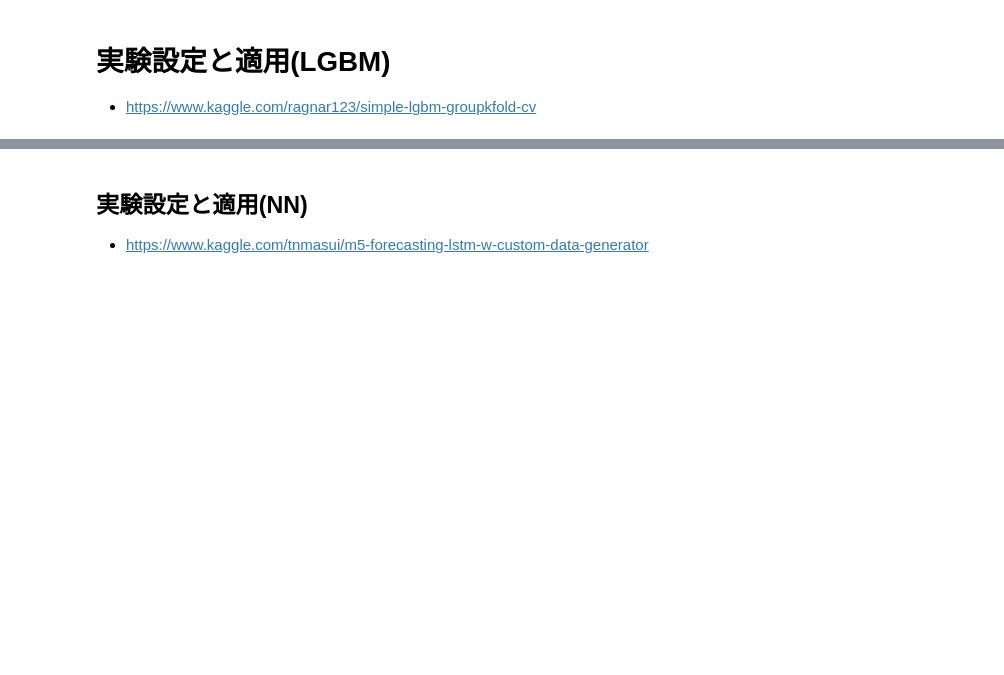
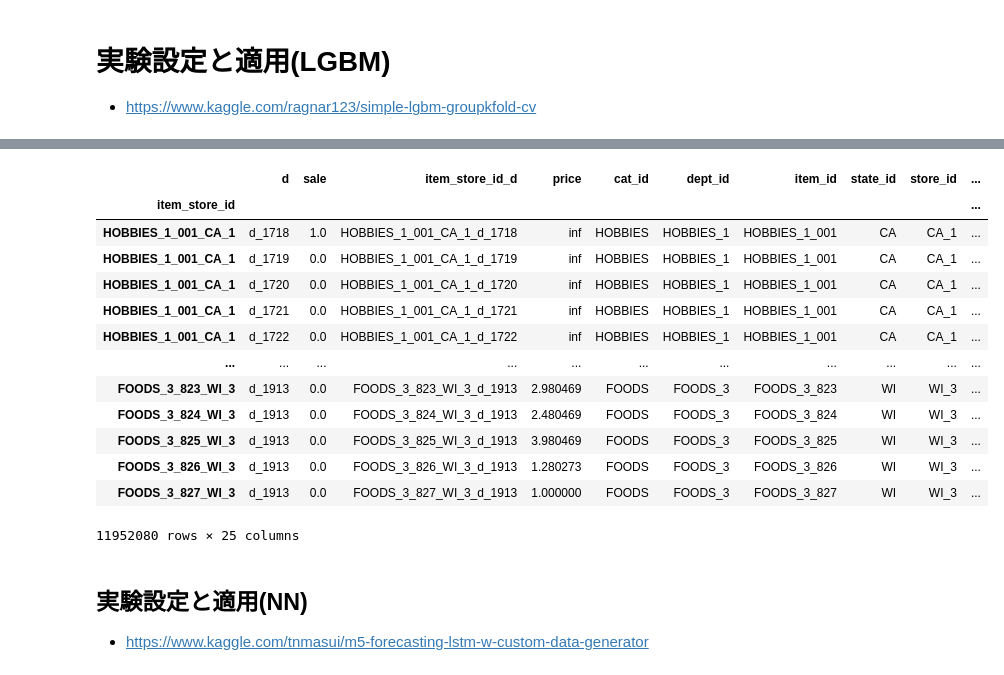
Before and after one commit to tanico-rikudo/TackleKaggle, a Jupyter notebook: m5/predict/lstm.ipynb, the cells around one changed output, grey strips where cells are left out. Cells and saved outputs as stored; diff of their text form; code cells hidden in the pictures; blank space fills up the shorter version.

```diff
--- a/m5/predict/lstm.ipynb
+++ b/m5/predict/lstm.ipynb
@@ -305,7 +306,7 @@ print(df_calendar.isnull().sum().sum())
 # 実験設定と適用(LGBM)
 - https://www.kaggle.com/ragnar123/simple-lgbm-groupkfold-cv
 # %%
-DEBUG = False # turning on/off degugging mode
+DEBUG = True # turning on/off degugging mode
 CV = True # turning on/off cross validation
 # DEBUG = False
 # CV = False
@@ -315,14 +316,14 @@ target_size = 1 #target window size
 num_y = 1
 
 if DEBUG:
-    USE_WEEK=0.1
-    USE_TRAIN_WEEK=0.7
+    USE_DAY=0.1
+    USE_TRAIN_DAY=0.7
     MAX_ITER=30
     EARLY_STOP=10
 
 else:
-    USE_WEEK=1
-    USE_TRAIN_WEEK=0.7
+    USE_DAY=1
+    USE_TRAIN_DAY=0.7
     MAX_ITER=1000
     EARLY_STOP=20
 
@@ -365,19 +366,31 @@ df_sale_stack = pd.DataFrame(df_sale_stack.iloc[:,5:].stack(),columns=['sale'])
 df_sale_stack.index.names = ['item_store_id','d']
 df_sale_stack = df_sale_stack.reset_index()
 df_sale_stack['item_store_id_d'] =df_sale_stack['item_store_id']+'_'+df_sale_stack['d']
-df_sale_stack = df_sale_stack.set_index('item_store_id_d')
+# df_sale_stack = df_sale_stack.set_index('item_store_id_d')
 
 df_price_stack = df_price.set_index('d')
 df_price_stack = pd.DataFrame(df_price_stack.stack(),columns=['price'])
 df_price_stack.index.names = ['d','item_store_id']
 df_price_stack = df_price_stack.reset_index()
 df_price_stack['item_store_id_d']=df_price_stack['item_store_id']+'_'+df_price_stack['d']
-df_price_stack = df_price_stack.set_index('item_store_id_d')
+# df_price_stack = df_price_stack.set_index('item_store_id_d')
 
 df_addon = df_addon.rename(columns={'id':'item_store_id'})
 # %%
-df_all = pd.concat([df_sale_stack,df_price_stack])
+features = list(df_all.columns)
+features.remove('days')
+features.remove('d')
+
+if DEBUG:
+    df_calendar_filtered = df_calendar[-1*int(df_calendar.shape[0]*USE_DAY)-len(ls_col_d_test):]
+    ls_target_d = df_calendar_filtered.d.to_list()
+    df_all = pd.concat([ df_sale_stack.loc[df_sale_stack.d.isin(ls_target_d)],
+                        df_price_stack.loc[df_price_stack.d.isin(ls_target_d)]])
+else:
+    df_calendar_filtered = df_calendar.iloc[:,:]
+    df_all = pd.concat([df_sale_stack,df_price_stack])
+
 df_all = pd.merge(df_all,df_addon,on='item_store_id',how='left')
-df_all = pd.merge(df_all,df_calendar,on='d',how='left')
+df_all = pd.merge(df_all,df_calendar_filtered,on='d',how='left')
 df_all = df_all.set_index('item_store_id')
 df_all=reduce_mem_usage(df_all)
@@ -390,3 +401,9 @@ df_all=reduce_mem_usage(df_all)
+# %%
+#欠損値補完
+df_all.sale =  df_all.sale.fillna(0)
+df_all.price =  df_all.price.fillna(np.inf)
+
+df_all_train, df_all_predict = df_all[df_all.d.isin(ls_col_d)], df_all[df_all.d.isin(ls_col_d_test)]
 # %%
 # df_sale.to_pickle('pickle/df_sale_skl.pkl')
 # df_price.to_pickle('pickle/df_price_skl.pkl')
@@ -563,0 +578,17 @@ dct_result
+# %%
+df_all_train
+# %% [output]
+|  | d | sale | item_store_id_d | price | cat_id | dept_id | item_id | state_id | store_id | ... |
+| item_store_id |  |  |  |  |  |  |  |  |  | ... |
+| HOBBIES_1_001_CA_1 | d_1718 | 1.0 | HOBBIES_1_001_CA_1_d_1718 | inf | HOBBIES | HOBBIES_1 | HOBBIES_1_001 | CA | CA_1 | ... |
+| HOBBIES_1_001_CA_1 | d_1719 | 0.0 | HOBBIES_1_001_CA_1_d_1719 | inf | HOBBIES | HOBBIES_1 | HOBBIES_1_001 | CA | CA_1 | ... |
+| HOBBIES_1_001_CA_1 | d_1720 | 0.0 | HOBBIES_1_001_CA_1_d_1720 | inf | HOBBIES | HOBBIES_1 | HOBBIES_1_001 | CA | CA_1 | ... |
+| HOBBIES_1_001_CA_1 | d_1721 | 0.0 | HOBBIES_1_001_CA_1_d_1721 | inf | HOBBIES | HOBBIES_1 | HOBBIES_1_001 | CA | CA_1 | ... |
+| HOBBIES_1_001_CA_1 | d_1722 | 0.0 | HOBBIES_1_001_CA_1_d_1722 | inf | HOBBIES | HOBBIES_1 | HOBBIES_1_001 | CA | CA_1 | ... |
+| ... | ... | ... | ... | ... | ... | ... | ... | ... | ... | ... |
+| FOODS_3_823_WI_3 | d_1913 | 0.0 | FOODS_3_823_WI_3_d_1913 | 2.980469 | FOODS | FOODS_3 | FOODS_3_823 | WI | WI_3 | ... |
+| FOODS_3_824_WI_3 | d_1913 | 0.0 | FOODS_3_824_WI_3_d_1913 | 2.480469 | FOODS | FOODS_3 | FOODS_3_824 | WI | WI_3 | ... |
+| FOODS_3_825_WI_3 | d_1913 | 0.0 | FOODS_3_825_WI_3_d_1913 | 3.980469 | FOODS | FOODS_3 | FOODS_3_825 | WI | WI_3 | ... |
+| FOODS_3_826_WI_3 | d_1913 | 0.0 | FOODS_3_826_WI_3_d_1913 | 1.280273 | FOODS | FOODS_3 | FOODS_3_826 | WI | WI_3 | ... |
+| FOODS_3_827_WI_3 | d_1913 | 0.0 | FOODS_3_827_WI_3_d_1913 | 1.000000 | FOODS | FOODS_3 | FOODS_3_827 | WI | WI_3 | ... |
+11952080 rows × 25 columns
```
Also changed, not shown: parts of 13 cells of this notebook.
